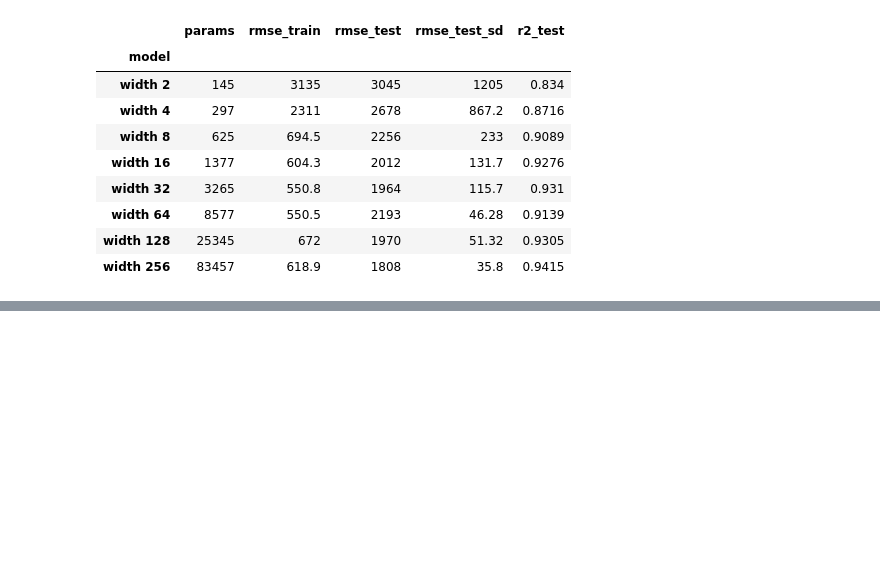
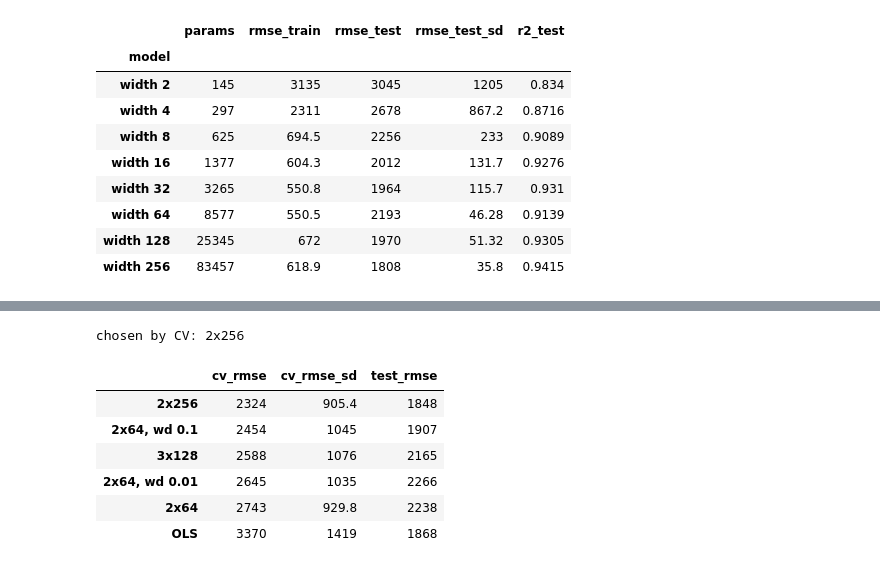
Before and after one commit to Space0code/emai-ml-lab2, a Jupyter notebook: part1.ipynb, the cells around one changed output, grey strips where cells are left out. Saved outputs shown, nothing was run; the diff lists cells and outputs as text; code cells hidden in the pictures; blank space fills up the shorter version.

```diff
--- a/part1.ipynb
+++ b/part1.ipynb
@@ -608,0 +622,55 @@ in_usd(rwidth)
+# %%
+from sklearn.model_selection import StratifiedKFold
+
+def prep(c_a, p_a, c_b, p_b):
+    # same preprocessing as in section 5, fitted on the (c_a, p_a) part only
+    med = c_a.median(numeric_only=True)
+    oh = lambda df: pd.get_dummies(df.fillna(med), columns=cat_cols, dtype=float)
+    a = oh(c_a)
+    b = oh(c_b).reindex(columns=a.columns, fill_value=0.0)
+    fx, fy = StandardScaler().fit(a), StandardScaler().fit(p_a[:, None])
+    splits = (col(fx.transform(a)), col(fy.transform(p_a[:, None])),
+              col(fx.transform(b)), col(fy.transform(p_b[:, None])))
+    return splits, fy.scale_[0]
+
+def rmse_usd(kw, splits, usd):
+    # train on splits[0:2], return the RMSE in $ on splits[2:4]; kw=None means OLS
+    if kw is None:
+        pred = LinearRegression().fit(splits[0], splits[1]).predict(splits[2])
+        mse = F.mse_loss(torch.tensor(pred, dtype=torch.float32), splits[3]).item()
+    else:
+        kw = dict(kw)
+        wd = kw.pop("wd", 0.0)
+        torch.manual_seed(0)
+        m = FeedForward(splits[0].shape[1], **kw)
+        mse = fit(m, splits, epochs=R_EPOCHS, wd=wd).mse_test.iloc[-1]
+    return np.sqrt(mse) * usd
+
+candidates = {"OLS": None,
+              "2x64": dict(widths=(64, 64)),
+              "2x64, wd 0.01": dict(widths=(64, 64), wd=1e-2),
+              "2x64, wd 0.1": dict(widths=(64, 64), wd=1e-1),
+              "3x128": dict(widths=big),
+              "2x256": dict(widths=(256, 256))}
+
+folds = StratifiedKFold(n_splits=5, shuffle=True, random_state=0)
+rows = []
+for a, b in folds.split(c_tr, pd.qcut(p_tr, 5, labels=False)):
+    splits, usd = prep(c_tr.iloc[a], p_tr[a], c_tr.iloc[b], p_tr[b])
+    rows.append({name: rmse_usd(kw, splits, usd) for name, kw in candidates.items()})
+cv = pd.DataFrame(rows)  # one row per fold, RMSE in $
+
+cv_res = pd.DataFrame({"cv_rmse": cv.mean(), "cv_rmse_sd": cv.std(),
+                       "test_rmse": {name: rmse_usd(kw, real, USD) for name, kw in candidates.items()}})
+cv_res = cv_res.sort_values("cv_rmse")
+print("chosen by CV:", cv_res.index[0])
+cv_res
+# %% [output]
+chosen by CV: 2x256
+|  | cv_rmse | cv_rmse_sd | test_rmse |
+| 2x256 | 2324 | 905.4 | 1848 |
+| 2x64, wd 0.1 | 2454 | 1045 | 1907 |
+| 3x128 | 2588 | 1076 | 2165 |
+| 2x64, wd 0.01 | 2645 | 1035 | 2266 |
+| 2x64 | 2743 | 929.8 | 2238 |
+| OLS | 3370 | 1419 | 1868 |
```
Also changed, not shown: parts of 4 cells of this notebook.
